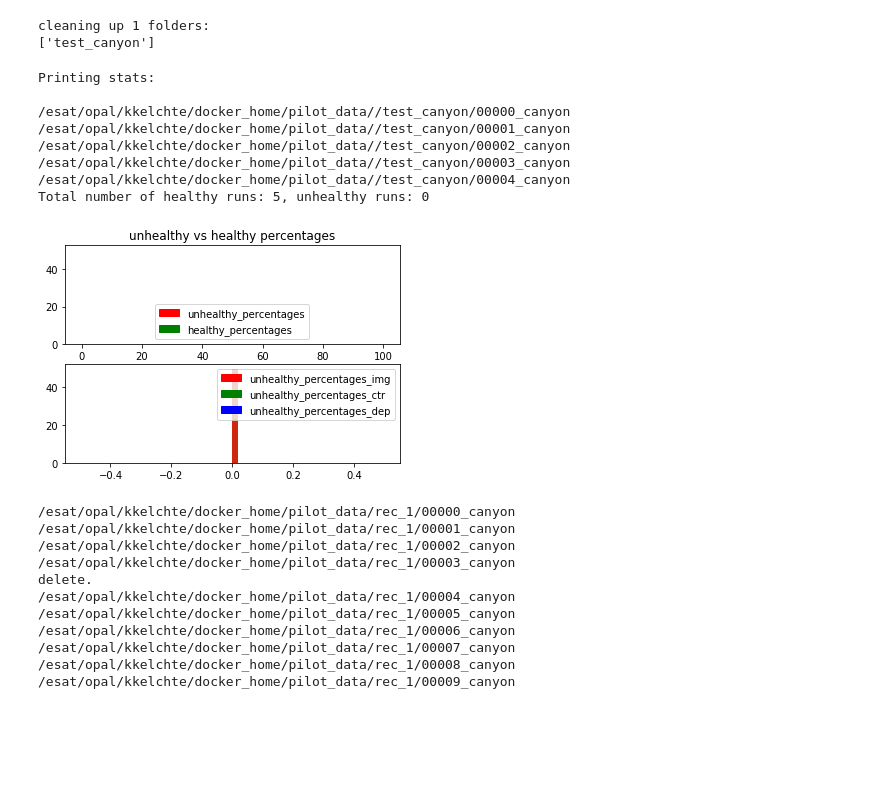
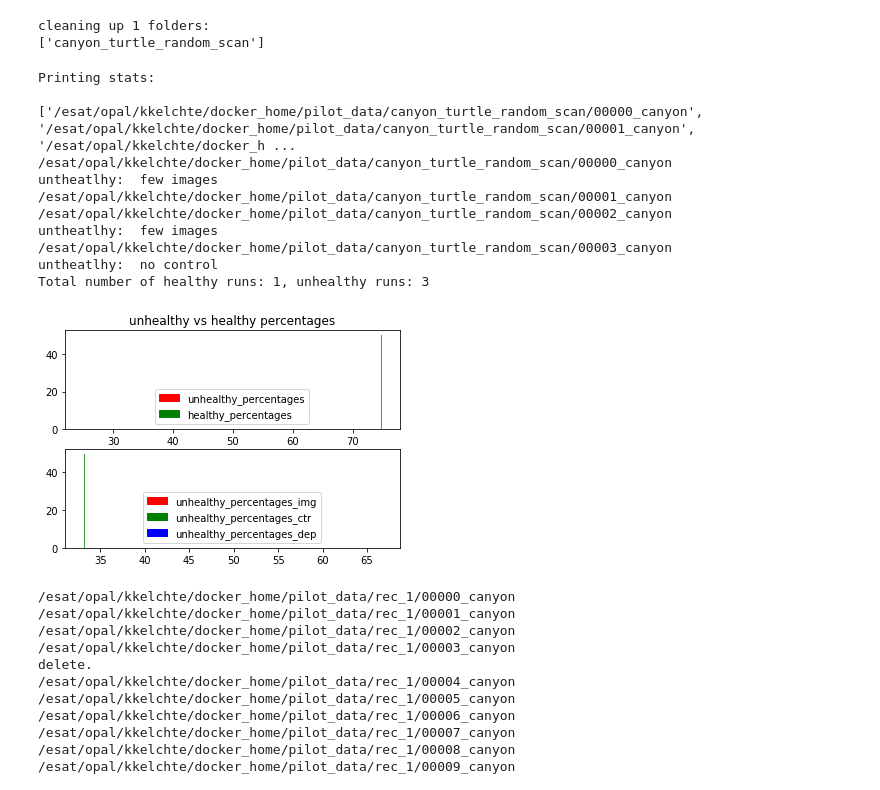
Before and after one commit to kkelchte/pilot, a Jupyter notebook: scripts/cleanup_dataset.ipynb, the cells around one changed output. Drawn from its saved outputs; the diff is of its cells as text; code cells hidden in the pictures; blank space fills up the shorter version.

```diff
--- a/scripts/cleanup_dataset.ipynb
+++ b/scripts/cleanup_dataset.ipynb
@@ -9,16 +9,16 @@ import matplotlib.patches as mpatches
 # %%
 # Define which folders to parse:
 # root_dir='/esat/opal/kkelchte/docker_home/pilot_data/canyon_rl_turtle_collision_free'
-root_dir='/esat/opal/kkelchte/docker_home/pilot_data/'
+root_dir='/esat/opal/kkelchte/docker_home/pilot_data'
 
-data_dirs=sorted([d for d in os.listdir(root_dir) if d.startswith('test_canyon')])
+data_dirs=sorted([d for d in os.listdir(root_dir) if d.startswith('canyon_turtle_random_scan')])
 # data_dirs=sorted([d for d in os.listdir(root_dir) if os.path.isdir(root_dir+'/'+d)])
 
 print("cleaning up "+str(len(data_dirs))+" folders:")
 print data_dirs
 # %% [output]
 cleaning up 1 folders:
-['test_canyon']
+['canyon_turtle_random_scan']
 # %%
 print("Printing stats: \n")
 healthy_percentages=[]
@@ -33,7 +33,8 @@ all_unhealthy=0
 for d in data_dirs:
     healthy=[]
     unhealthy=[]
-    runs=sorted([root_dir+'/'+d+'/'+r for r in os.listdir(root_dir+'/'+d) if r.startswith('00')])
+    runs=sorted([root_dir+'/'+d+'/'+r for r in os.listdir(root_dir+'/'+d) if r.startswith('0')])
+    print runs
     for r in runs:
         print r
         # check control and see from which image control is different than zero to get starting frame
@@ -84,40 +85,43 @@ for d in data_dirs:
 #     100.*len([u for u in unhealthy if u['reason']=='few depth'])/(0.01+len(unhealthy)),
 #     100.*len([u for u in unhealthy if u['reason']=='no control'])/(0.01+len(unhealthy))))
 
 #
 print("Total number of healthy runs: {0}, unhealthy runs: {1}".format(all_healthy, all_unhealthy))
 # healthy runs:
 plt.subplot(211)
 plt.hist(healthy_percentages, 50, normed=1, facecolor='green', alpha=0.75)
 plt.hist(unhealthy_percentages, 50, normed=1, facecolor='red', alpha=0.75)
 plt.title('unhealthy vs healthy percentages')
 
 red_patch = mpatches.Patch(color='red', label='unhealthy_percentages')
 green_patch = mpatches.Patch(color='green', label='healthy_percentages')
 plt.legend(handles=[red_patch, green_patch])
 
 plt.subplot(212)
 plt.hist(unhealthy_percentages_ctr, 50, normed=1, facecolor='green', alpha=0.75)
 plt.hist(unhealthy_percentages_img, 50, normed=1, facecolor='red', alpha=0.75)
 # n, bins, patches = plt.hist(unhealthy_percentages_dep, 50, normed=1, facecolor='blue', alpha=0.75)
 # plt.title('unhealthy due to control (green) vs images (red) in percentages')
 
 green_patch = mpatches.Patch(color='green', label='unhealthy_percentages_ctr')
 red_patch = mpatches.Patch(color='red', label='unhealthy_percentages_img')
 blue_patch = mpatches.Patch(color='blue', label='unhealthy_percentages_dep')
 plt.legend(handles=[red_patch, green_patch, blue_patch])
 
 plt.show()
 # %% [output]
 Printing stats:
 
-/esat/opal/kkelchte/docker_home/pilot_data//test_canyon/00000_canyon
-/esat/opal/kkelchte/docker_home/pilot_data//test_canyon/00001_canyon
-/esat/opal/kkelchte/docker_home/pilot_data//test_canyon/00002_canyon
-/esat/opal/kkelchte/docker_home/pilot_data//test_canyon/00003_canyon
-/esat/opal/kkelchte/docker_home/pilot_data//test_canyon/00004_canyon
-Total number of healthy runs: 5, unhealthy runs: 0
+['/esat/opal/kkelchte/docker_home/pilot_data/canyon_turtle_random_scan/00000_canyon', '/esat/opal/kkelchte/docker_home/pilot_data/canyon_turtle_random_scan/00001_canyon', '/esat/opal/kkelchte/docker_h ...
+/esat/opal/kkelchte/docker_home/pilot_data/canyon_turtle_random_scan/00000_canyon
+untheatlhy:  few images
+/esat/opal/kkelchte/docker_home/pilot_data/canyon_turtle_random_scan/00001_canyon
+/esat/opal/kkelchte/docker_home/pilot_data/canyon_turtle_random_scan/00002_canyon
+untheatlhy:  few images
+/esat/opal/kkelchte/docker_home/pilot_data/canyon_turtle_random_scan/00003_canyon
+untheatlhy:  no control
+Total number of healthy runs: 1, unhealthy runs: 3
-[figure, old version]
+[figure, new version]
 # %%
 # Go through data and remove useless runs:
 for d in data_dirs:
```
Also changed, not shown: 9 other files.
